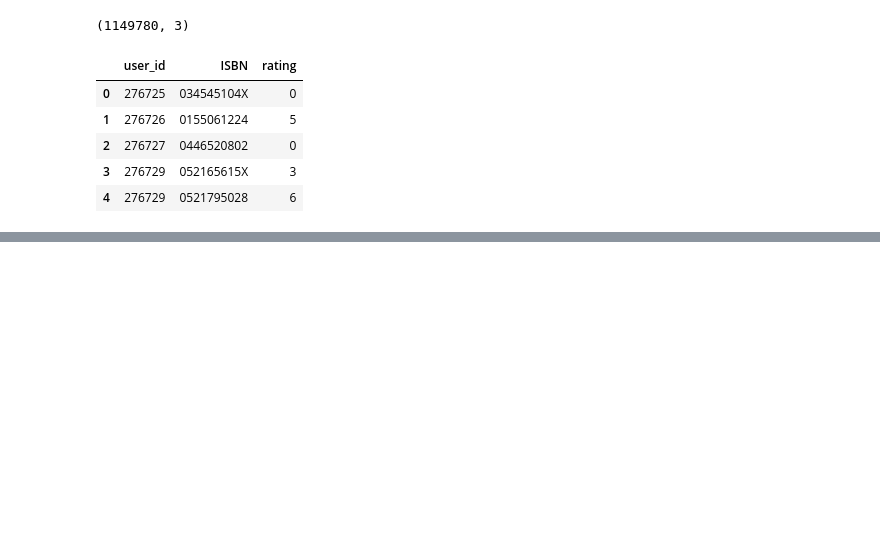
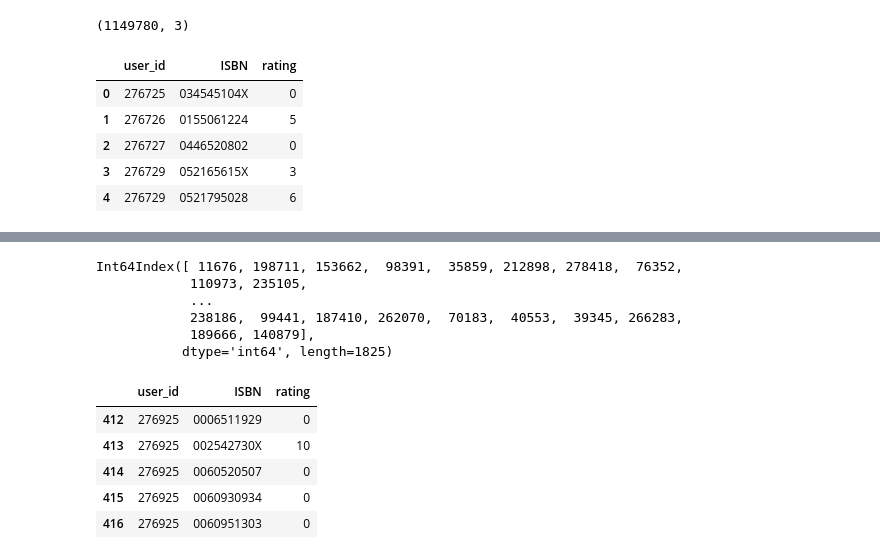
Before and after one commit to Santanu-Pal-0112/Book-Recommender-System, a Jupyter notebook: notebook/research.ipynb, the cells around one changed output, grey strips where cells are left out. Drawn from its saved outputs; the diff is of its cells as text; code cells hidden in the pictures; blank space fills up the shorter version.

```diff
--- a/notebook/research.ipynb
+++ b/notebook/research.ipynb
@@ -120,0 +157,9 @@ ratings.head()
+# %%
+y
+# %% [output]
+Int64Index([ 11676, 198711, 153662,  98391,  35859, 212898, 278418,  76352,
+            110973, 235105,
+            ...
+            238186,  99441, 187410, 262070,  70183,  40553,  39345, 266283,
+            189666, 140879],
+           dtype='int64', length=1825)
@@ -120,0 +168,9 @@ ratings.head()
+# %%
+ratings.head()
+# %% [output]
+|  | user_id | ISBN | rating |
+| 412 | 276925 | 0006511929 | 0 |
+| 413 | 276925 | 002542730X | 10 |
+| 414 | 276925 | 0060520507 | 0 |
+| 415 | 276925 | 0060930934 | 0 |
+| 416 | 276925 | 0060951303 | 0 |
```
Also changed, not shown: parts of 13 cells of this notebook.
